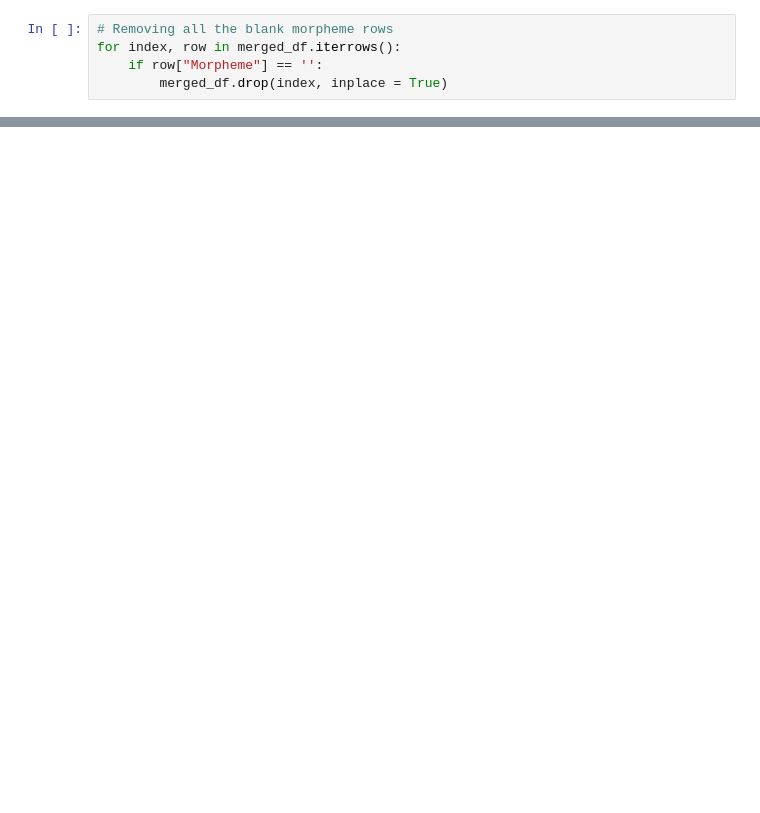
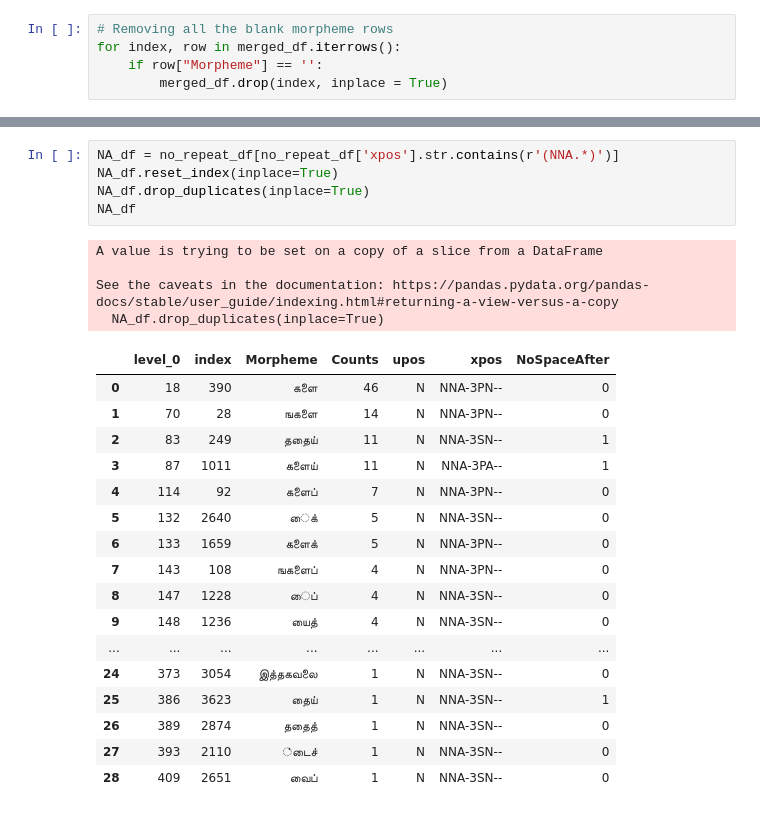
Before and after one commit to Kee2u/Deciphering_the_Indus_Valley_Script, a Jupyter notebook: Tamil_Morpheme_List.ipynb, the cells around one changed output, grey strips where cells are left out. Drawn from its saved outputs; the diff is of its cells as text; blank space fills up the shorter version.

```diff
--- a/Tamil_Morpheme_List.ipynb
+++ b/Tamil_Morpheme_List.ipynb
@@ -238,0 +232,27 @@ no_repeat_df = root_df.drop_duplicates(subset = ['Morpheme'])
+# %%
+NA_df = no_repeat_df[no_repeat_df['xpos'].str.contains(r'(NNA.*)')]
+NA_df.reset_index(inplace=True)
+NA_df.drop_duplicates(inplace=True)
+NA_df
+# %% [output]
+A value is trying to be set on a copy of a slice from a DataFrame
+
+See the caveats in the documentation: https://pandas.pydata.org/pandas-docs/stable/user_guide/indexing.html#returning-a-view-versus-a-copy
+  NA_df.drop_duplicates(inplace=True)
+|  | level_0 | index | Morpheme | Counts | upos | xpos | NoSpaceAfter |
+| 0 | 18 | 390 | களை | 46 | N | NNA-3PN-- | 0 |
+| 1 | 70 | 28 | ஙகளை | 14 | N | NNA-3PN-- | 0 |
+| 2 | 83 | 249 | ததைய் | 11 | N | NNA-3SN-- | 1 |
+| 3 | 87 | 1011 | களைய் | 11 | N | NNA-3PA-- | 1 |
+| 4 | 114 | 92 | களைப் | 7 | N | NNA-3PN-- | 0 |
+| 5 | 132 | 2640 | ைக் | 5 | N | NNA-3SN-- | 0 |
+| 6 | 133 | 1659 | களைக் | 5 | N | NNA-3PN-- | 0 |
+| 7 | 143 | 108 | ஙகளைப் | 4 | N | NNA-3PN-- | 0 |
+| 8 | 147 | 1228 | ைப் | 4 | N | NNA-3SN-- | 0 |
+| 9 | 148 | 1236 | யைத் | 4 | N | NNA-3SN-- | 0 |
+| ... | ... | ... | ... | ... | ... | ... | ... |
+| 24 | 373 | 3054 | இத்தகவலை | 1 | N | NNA-3SN-- | 0 |
+| 25 | 386 | 3623 | தைய் | 1 | N | NNA-3SN-- | 1 |
+| 26 | 389 | 2874 | ததைத் | 1 | N | NNA-3SN-- | 0 |
+| 27 | 393 | 2110 | ்டைச் | 1 | N | NNA-3SN-- | 0 |
+| 28 | 409 | 2651 | வைப் | 1 | N | NNA-3SN-- | 0 |
```
Also changed, not shown: parts of 17 cells of this notebook.
